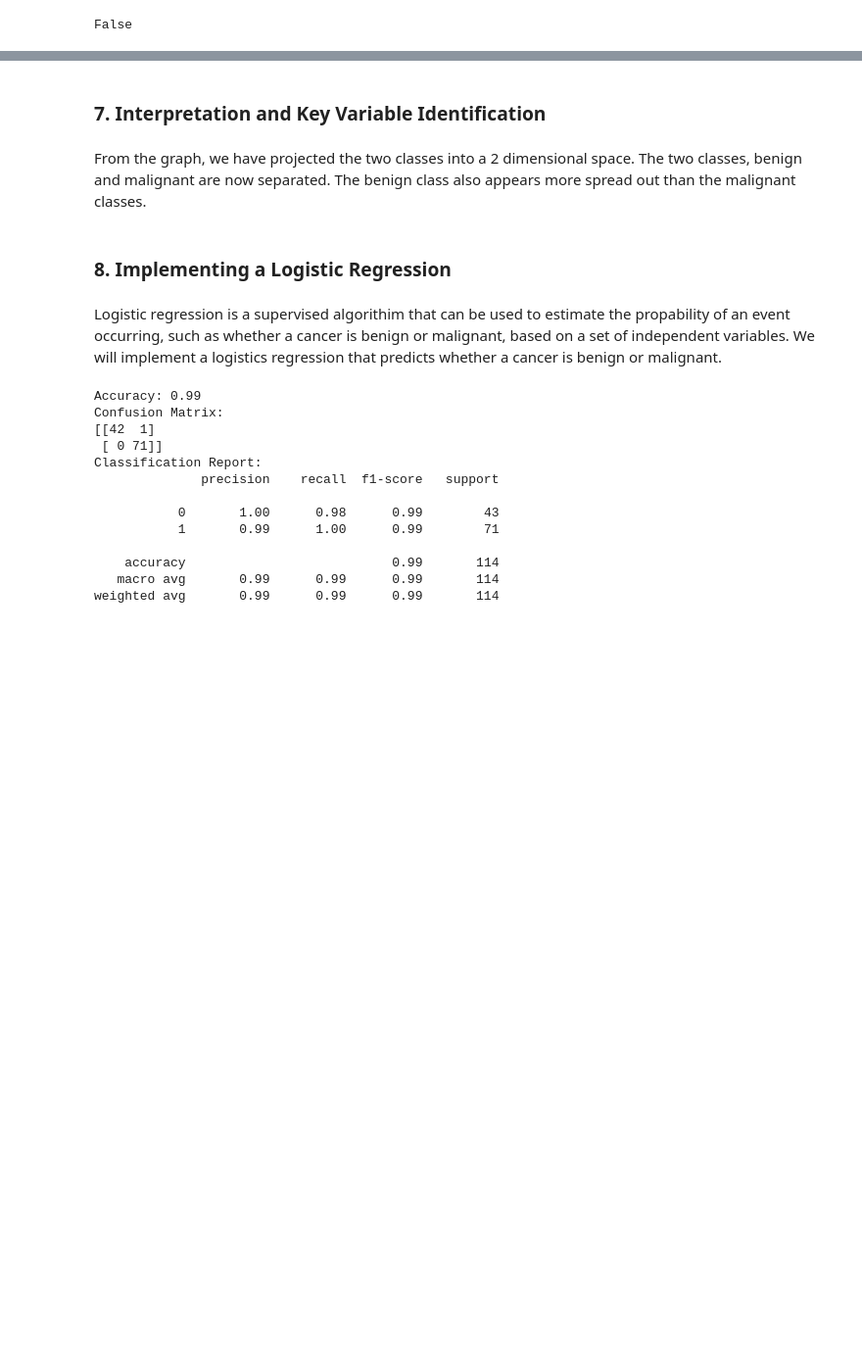
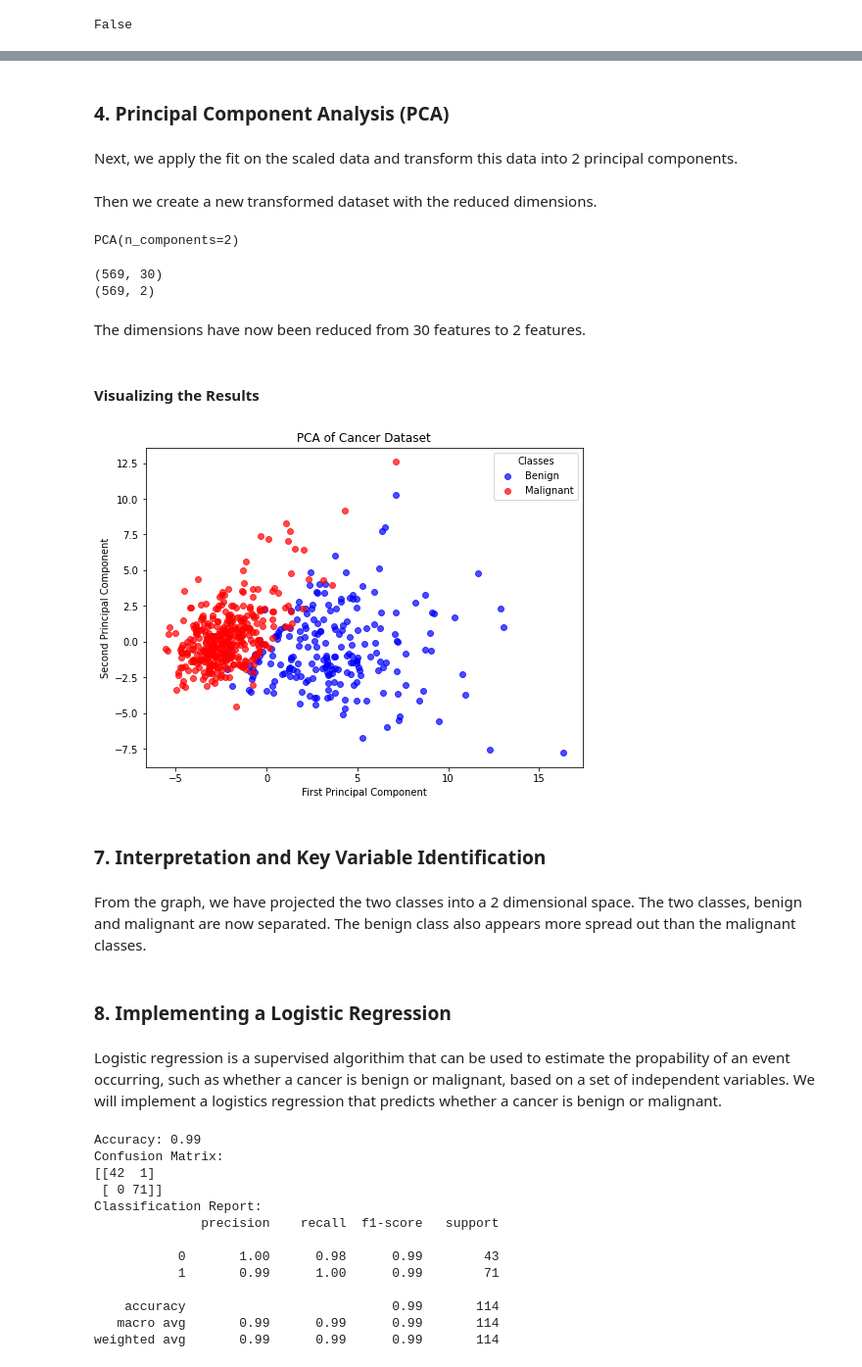
Before and after one commit to MugoDom/pca-anderson-cancer-center, a Jupyter notebook: pca_analysis.ipynb, the cells around one changed output, grey strips where cells are left out. Shown: that part at 98% size. Cells and saved outputs as stored; diff of their text form; code cells hidden in the pictures; blank space fills up the shorter version.

```diff
--- a/pca_analysis.ipynb
+++ b/pca_analysis.ipynb
@@ -58,0 +74,4 @@ cancer_df.head()
+# %%
+cancer_df = pd.DataFrame(cancer_data['data'],columns=cancer_data['feature_names'])
+#(['data', 'target', 'target_names', 'DESCR', 'feature_names'])
+cancer_df.head()
@@ -249,0 +151,6 @@ plt.show()
+# %%
+from sklearn.preprocessing import StandardScaler
+scaler = StandardScaler()
+scaler.fit(cancer_df)
+scaled_data =scaler.transform(cancer_df)
+scaled_data
@@ -249,0 +171,4 @@ plt.show()
+# %% [markdown]
+### 4. Principal Component Analysis (PCA)
+# %% [markdown]
+Next, we apply the fit on the scaled data and transform this data into 2 principal components.
@@ -250,3 +178,39 @@ plt.show()
+# %% [markdown]
+Then we create a new transformed dataset with the reduced dimensions.
+# %%
+pca.fit(scaled_data)
+PCA(n_components=2)
+# %% [output]
+PCA(n_components=2)
+# %%
+x_pca = pca.transform(scaled_data)
+print(scaled_data.shape)
+print(x_pca.shape)
+# %% [output]
+(569, 30)
+(569, 2)
+# %% [markdown]
+The dimensions have now been reduced from 30 features to 2 features.
+# %% [markdown]
+#### Visualizing the Results
+# %%
+plt.figure(figsize=(8, 6))
+colors = {0: 'blue', 1: 'red'}
+target_names = {0: 'Benign', 1: 'Malignant'}
+
+# Use target values to assign colors
+for target_value in colors:
+    subset = x_pca[cancer_data['target'] == target_value]
+    plt.scatter(subset[:, 0], subset[:, 1], c=colors[target_value], label=target_names[target_value], alpha=0.7)
+
+plt.xlabel('First Principal Component')
+plt.ylabel('Second Principal Component')
+plt.title('PCA of Cancer Dataset')
+plt.legend(title="Classes")
+
+plt.show()
+# %% [output]
+[figure, added]
 # %% [markdown]
 ### 7. Interpretation and Key Variable Identification
 # %% [markdown]
```
Also changed, not shown: parts of 39 cells of this notebook.
